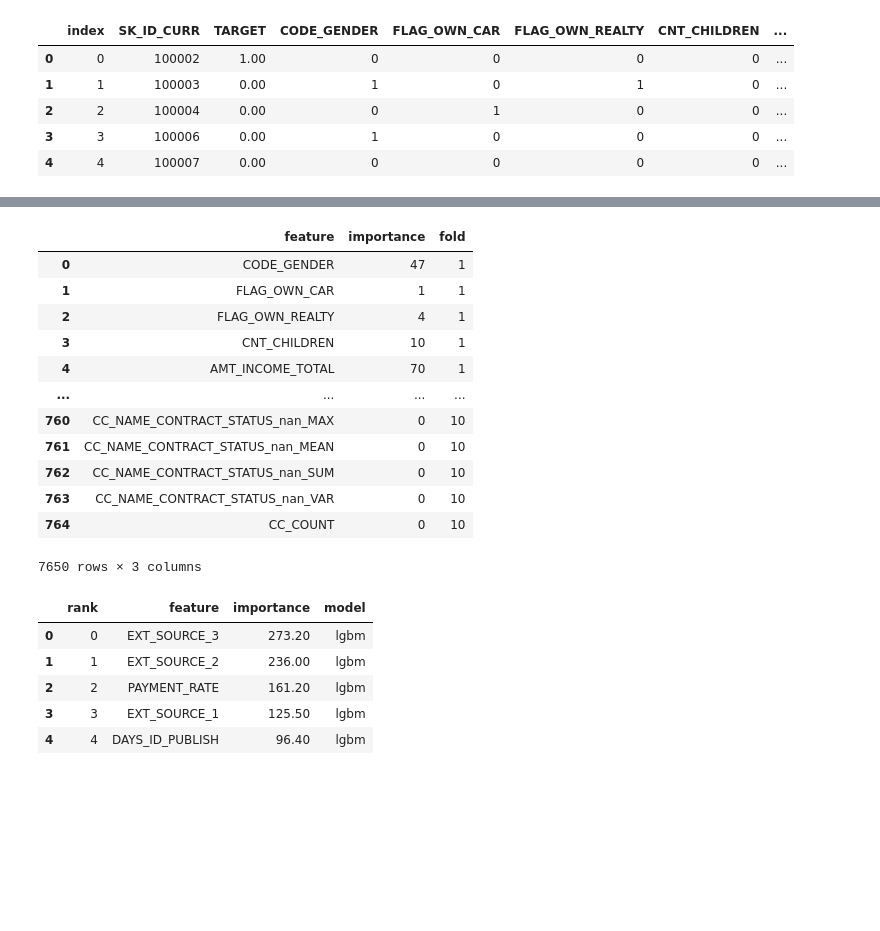
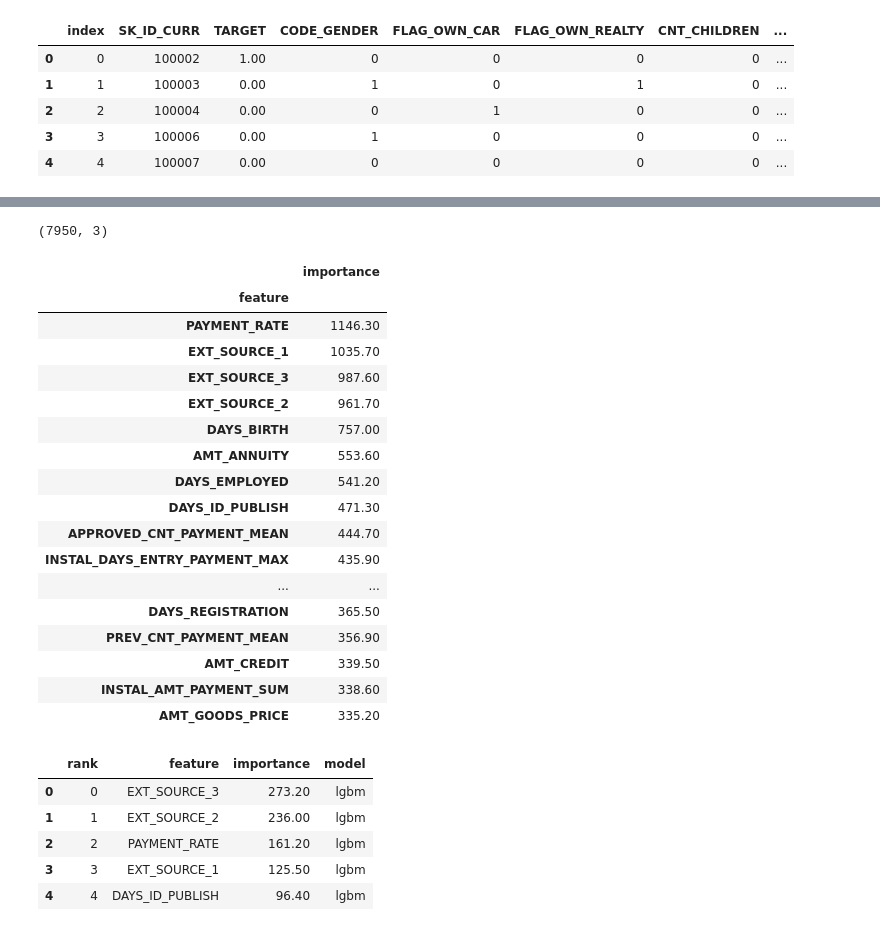
Before and after one commit to NgHenri/france-geojson, a Jupyter notebook: Projet7.ipynb, the cells around one changed output, grey strips where cells are left out. Cells and saved outputs as stored; diff of their text form; code cells hidden in the pictures; blank space fills up the shorter version.

```diff
--- a/Projet7.ipynb
+++ b/Projet7.ipynb
@@ -1132,16 +1130,25 @@ Full model run - done in 63s
 # %%
-feat_importance.head()
+feat_importance.shape
 # %% [output]
-|  | feature | importance | fold |
-| 0 | CODE_GENDER | 47 | 1 |
-| 1 | FLAG_OWN_CAR | 1 | 1 |
-| 2 | FLAG_OWN_REALTY | 4 | 1 |
-| 3 | CNT_CHILDREN | 10 | 1 |
-| 4 | AMT_INCOME_TOTAL | 70 | 1 |
-| ... | ... | ... | ... |
-| 760 | CC_NAME_CONTRACT_STATUS_nan_MAX | 0 | 10 |
-| 761 | CC_NAME_CONTRACT_STATUS_nan_MEAN | 0 | 10 |
-| 762 | CC_NAME_CONTRACT_STATUS_nan_SUM | 0 | 10 |
-| 763 | CC_NAME_CONTRACT_STATUS_nan_VAR | 0 | 10 |
-| 764 | CC_COUNT | 0 | 10 |
-7650 rows × 3 columns
+(7950, 3)
+# %%
+feat_importance[['feature', 'importance']].groupby('feature').mean().sort_values(by='importance', ascending=False)[:20]
+# %% [output]
+|  | importance |
+| feature |  |
+| PAYMENT_RATE | 1146.30 |
+| EXT_SOURCE_1 | 1035.70 |
+| EXT_SOURCE_3 | 987.60 |
+| EXT_SOURCE_2 | 961.70 |
+| DAYS_BIRTH | 757.00 |
+| AMT_ANNUITY | 553.60 |
+| DAYS_EMPLOYED | 541.20 |
+| DAYS_ID_PUBLISH | 471.30 |
+| APPROVED_CNT_PAYMENT_MEAN | 444.70 |
+| INSTAL_DAYS_ENTRY_PAYMENT_MAX | 435.90 |
+| ... | ... |
+| DAYS_REGISTRATION | 365.50 |
+| PREV_CNT_PAYMENT_MEAN | 356.90 |
+| AMT_CREDIT | 339.50 |
+| INSTAL_AMT_PAYMENT_SUM | 338.60 |
+| AMT_GOODS_PRICE | 335.20 |
```
Also changed, not shown: parts of 8 cells of this notebook.
